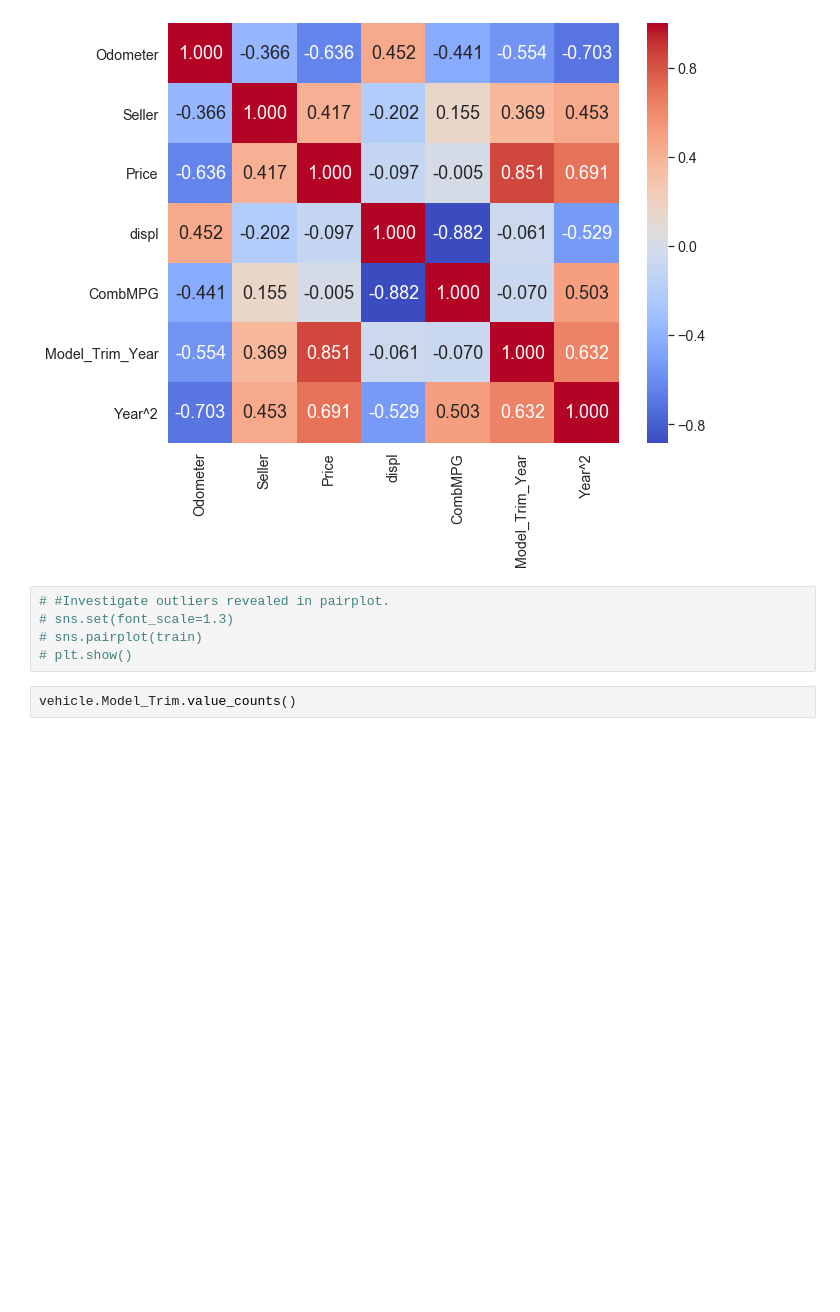
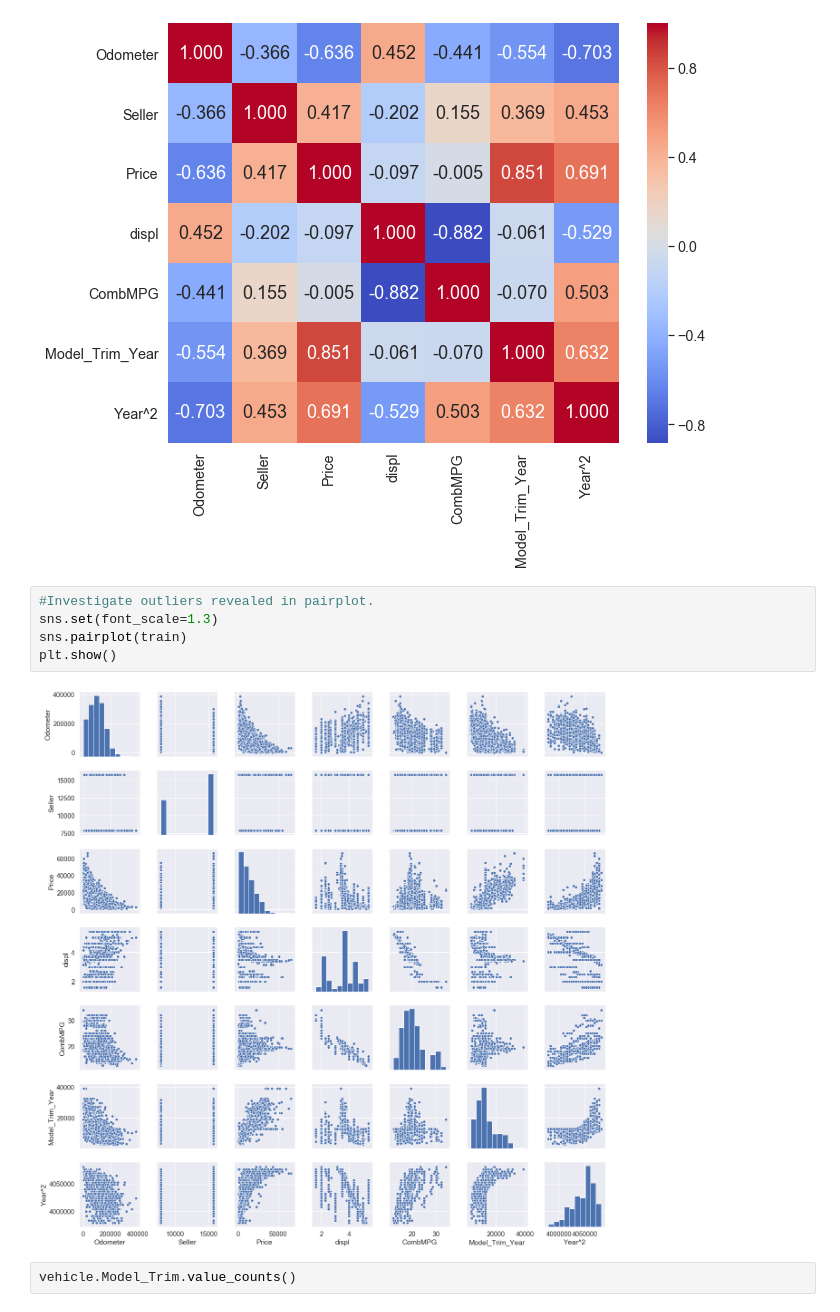
Before and after one commit to jkmackie/car_price_prediction, a Jupyter notebook: jupyter_notebooks/car_preproc_final2.ipynb, the cells around one changed output. Drawn from its saved outputs; the diff is of its cells as text; blank space fills up the shorter version.

Commit message:
MAE $2,200.  Turned on pairplot.

```diff
--- a/jupyter_notebooks/car_preproc_final2.ipynb
+++ b/jupyter_notebooks/car_preproc_final2.ipynb
@@ -921,10 +902,12 @@ plt.tight_layout()
 # %% [output]
 [figure]
 # %%
-# #Investigate outliers revealed in pairplot.
-# sns.set(font_scale=1.3)
-# sns.pairplot(train)
-# plt.show()
+#Investigate outliers revealed in pairplot.
+sns.set(font_scale=1.3)
+sns.pairplot(train)
+plt.show()
+# %% [output]
+[figure, added]
 # %%
 vehicle.Model_Trim.value_counts()
 # %% [output]
```
Also changed, not shown: parts of 4 cells of this notebook.
